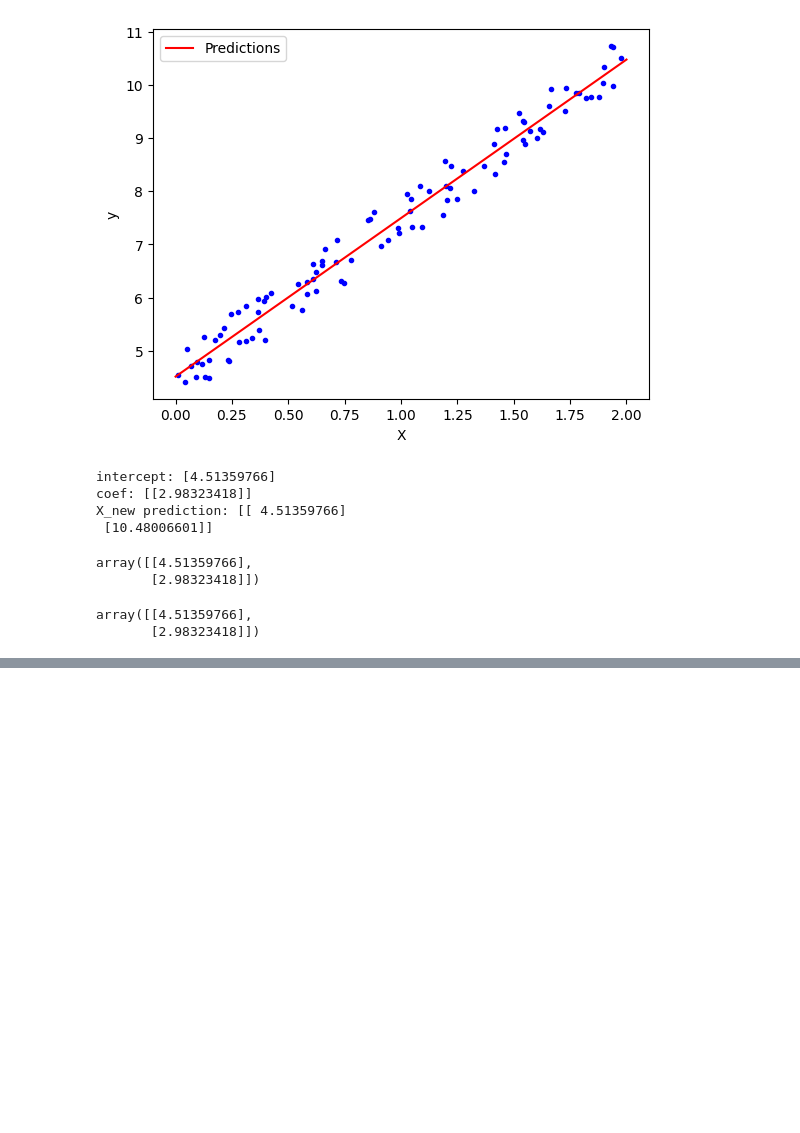
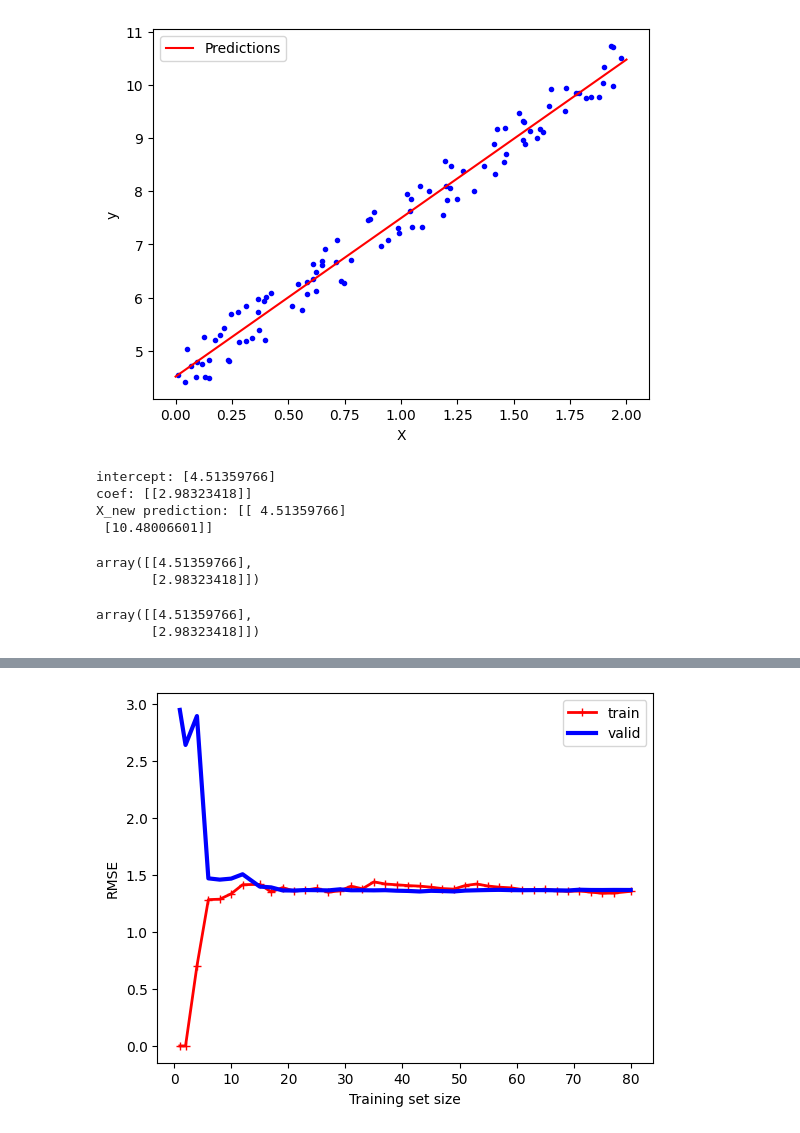
Before and after one commit to seshouan/Hands_on_ML, a Jupyter notebook: 4_training-models.ipynb, the cells around one changed output, grey strips where cells are left out. Saved outputs shown, nothing was run; the diff lists cells and outputs as text; code cells hidden in the pictures; blank space fills up the shorter version.

```diff
--- a/4_training-models.ipynb
+++ b/4_training-models.ipynb
@@ -89,0 +152,16 @@ array([[4.51359766],
+# %%
+# explore learning curves for the plain linear regression
+from sklearn.model_selection import learning_curve
+
+train_sizes, train_scores, valid_scores = learning_curve(LinearRegression(), X, y, train_sizes=np.linspace(0.01, 1.0, 40), cv=5, scoring='neg_root_mean_squared_error')
+train_errors = -train_scores.mean(axis=1)
+valid_errors = -valid_scores.mean(axis=1)
+
+plt.plot(train_sizes, train_errors, 'r-+', linewidth=2, label='train')
+plt.plot(train_sizes, valid_errors, 'b-', linewidth=3, label='valid')
+plt.xlabel('Training set size')
+plt.ylabel('RMSE')
+plt.legend()
+plt.show()
+# %% [output]
+[figure, added]
```
Also changed, not shown: parts of 12 cells of this notebook.
